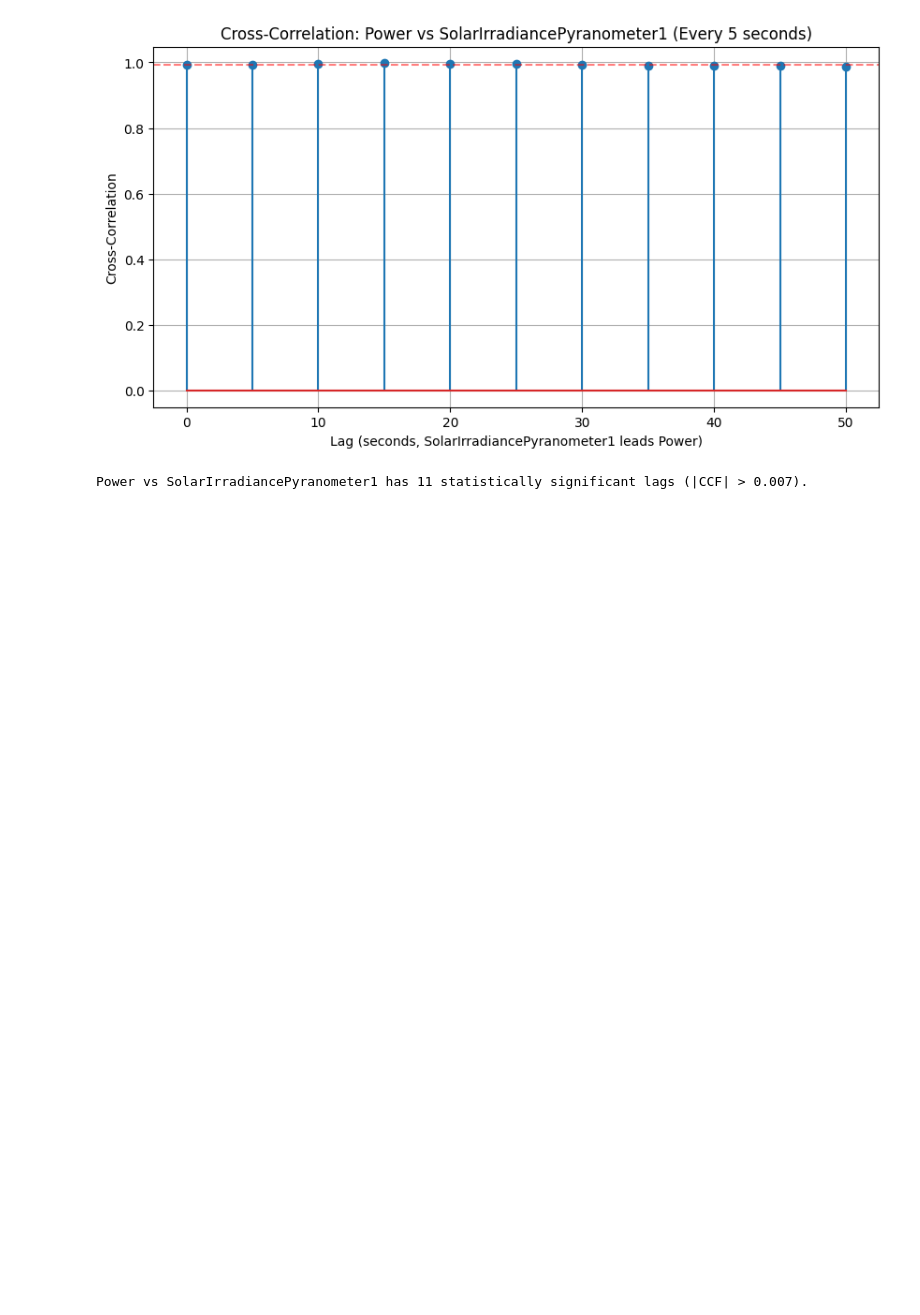
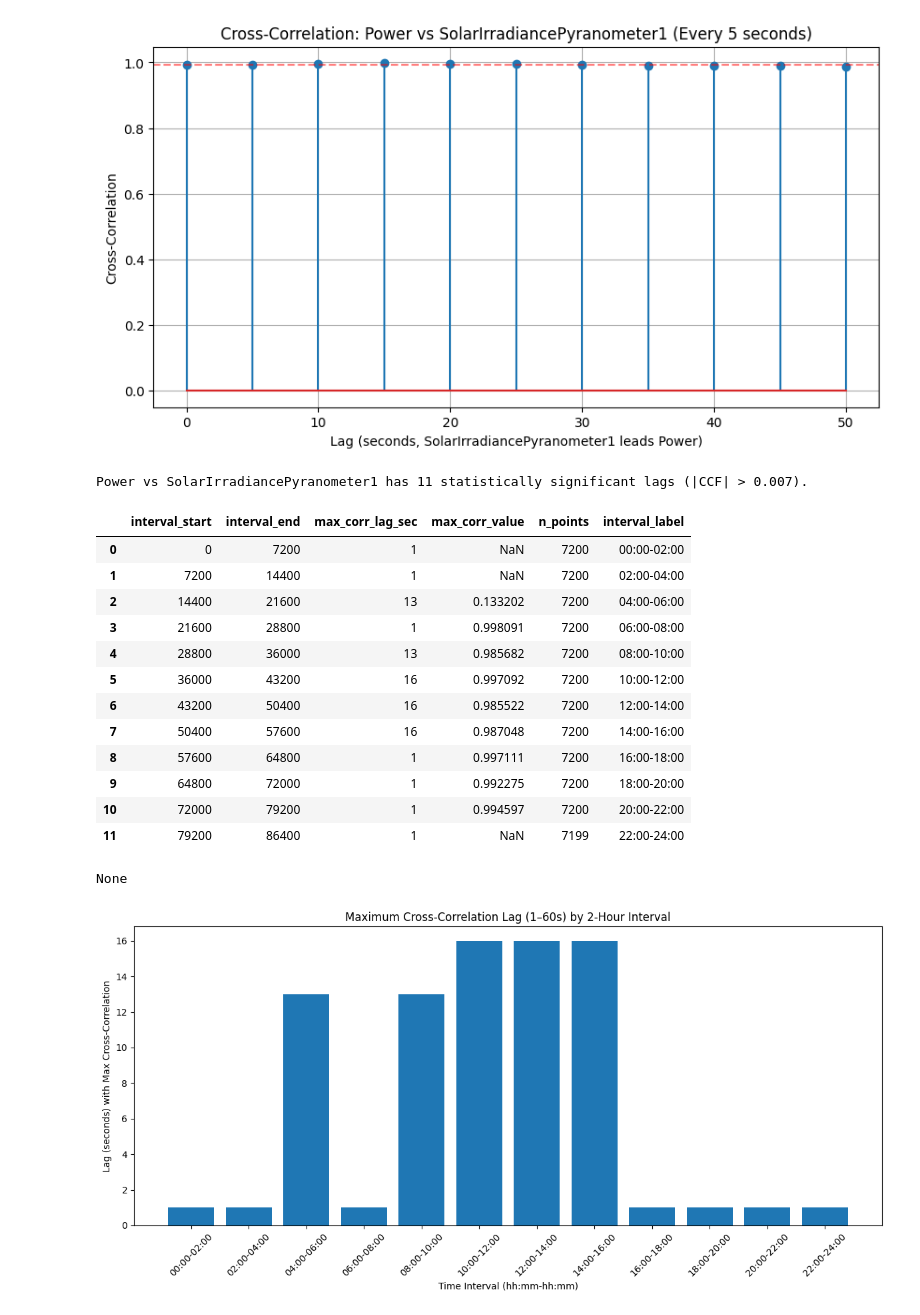
Before and after one commit to lala1408/AI, a Jupyter notebook: SHED/correlation.ipynb, the cells around one changed output. Drawn from its saved outputs; the diff is of its cells as text; code cells hidden in the pictures; blank space fills up the shorter version.

Commit message:
correlation and lags, plotting in intervals

```diff
--- a/SHED/correlation.ipynb
+++ b/SHED/correlation.ipynb
@@ -174,3 +193,83 @@ Lag 45 seconds: CCF = 0.989, CI = [-0.007, 0.007]
 Lag 50 seconds: CCF = 0.988, CI = [-0.007, 0.007]
 [figure]
 Power vs SolarIrradiancePyranometer1 has 11 statistically significant lags (|CCF| > 0.007).
+# %%
+import pandas as pd
+from statsmodels.tsa.stattools import ccf
+import numpy as np
+import matplotlib.pyplot as plt
+from IPython.display import display
+
+def compute_max_lag_ccf(x, y, min_lag=1, max_lag=60):
+    # Drop NaNs and standardize
+    valid = x.notna() & y.notna()
+    x = x[valid]
+    y = y[valid]
+    if len(x) <= max_lag:
+        return None, None
+
+    ccf_vals = ccf(x, y, adjusted=True, fft=True)
+    lags = np.arange(len(ccf_vals))
+    # Only consider lags between min_lag and max_lag
+    lags_range = lags[min_lag:max_lag+1]
+    ccf_range = ccf_vals[min_lag:max_lag+1]
+    if len(ccf_range) == 0:
+        return None, None
+    idx = np.argmax(np.abs(ccf_range))
+    lag = lags_range[idx]
+    value = ccf_range[idx]
+    return lag, value
+
+results = []
+interval = 2 * 3600
+
+for start in range(0, 86400, interval):
+    end = start + interval
+    mask = (df.index >= start) & (df.index < end)
+    chunk = df.loc[mask]
+    if len(chunk) < 120:
+        continue
+    lag, corr = compute_max_lag_ccf(
+        chunk['PV3_C1_AI_P'],
+        chunk['WEATHER_STATION_AI_MGATE_SolarIrradiancePyranometer1'],
+        min_lag=1,
+        max_lag=60
+    )
+    results.append({
+        'interval_start': start,
+        'interval_end': end,
+        'max_corr_lag_sec': lag,
+        'max_corr_value': corr,
+        'n_points': len(chunk)
+    })
+
+lag_df = pd.DataFrame(results)
+lag_df['interval_label'] = lag_df.apply(
+    lambda row: f"{int(row['interval_start']//3600):02d}:00-{int(row['interval_end']//3600):02d}:00", axis=1
+)
+print(display(lag_df))
+
+plt.figure(figsize=(12, 6))
+plt.bar(lag_df['interval_label'], lag_df['max_corr_lag_sec'])
+plt.xticks(rotation=45)
+plt.xlabel('Time Interval (hh:mm-hh:mm)')
+plt.ylabel('Lag (seconds) with Max Cross-Correlation')
+plt.title('Maximum Cross-Correlation Lag (1–60s) by 2-Hour Interval')
+plt.tight_layout()
+plt.show()
+# %% [output]
+|  | interval_start | interval_end | max_corr_lag_sec | max_corr_value | n_points | interval_label |
+| 0 | 0 | 7200 | 1 | NaN | 7200 | 00:00-02:00 |
+| 1 | 7200 | 14400 | 1 | NaN | 7200 | 02:00-04:00 |
+| 2 | 14400 | 21600 | 13 | 0.133202 | 7200 | 04:00-06:00 |
+| 3 | 21600 | 28800 | 1 | 0.998091 | 7200 | 06:00-08:00 |
+| 4 | 28800 | 36000 | 13 | 0.985682 | 7200 | 08:00-10:00 |
+| 5 | 36000 | 43200 | 16 | 0.997092 | 7200 | 10:00-12:00 |
+| 6 | 43200 | 50400 | 16 | 0.985522 | 7200 | 12:00-14:00 |
+| 7 | 50400 | 57600 | 16 | 0.987048 | 7200 | 14:00-16:00 |
+| 8 | 57600 | 64800 | 1 | 0.997111 | 7200 | 16:00-18:00 |
+| 9 | 64800 | 72000 | 1 | 0.992275 | 7200 | 18:00-20:00 |
+| 10 | 72000 | 79200 | 1 | 0.994597 | 7200 | 20:00-22:00 |
+| 11 | 79200 | 86400 | 1 | NaN | 7199 | 22:00-24:00 |
+None
+[figure, added]
```
Also changed, not shown: parts of 3 cells of this notebook, 2 other files.
